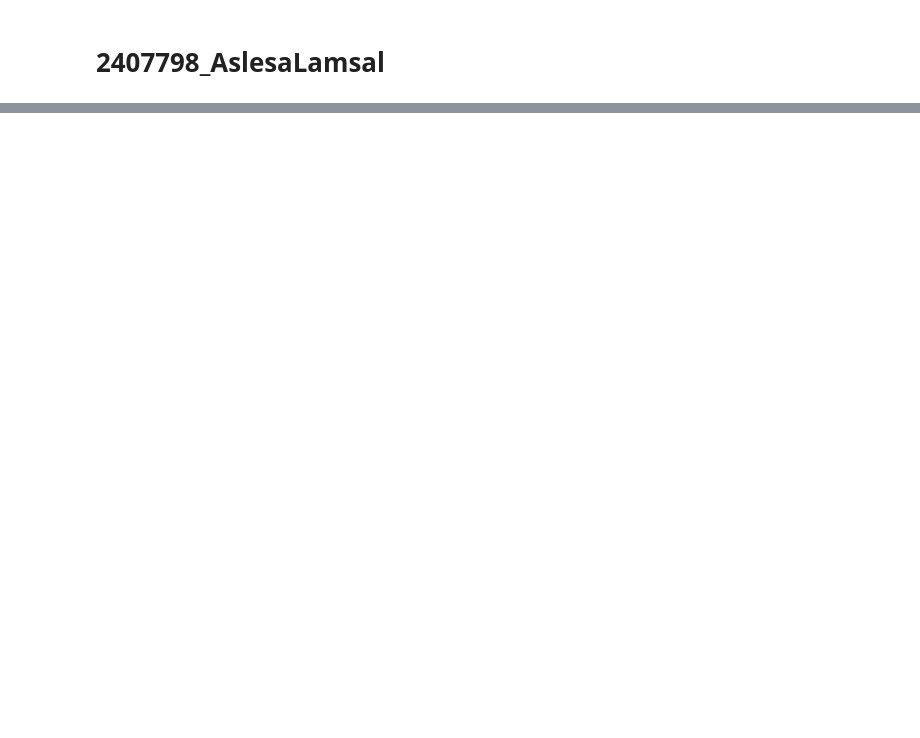
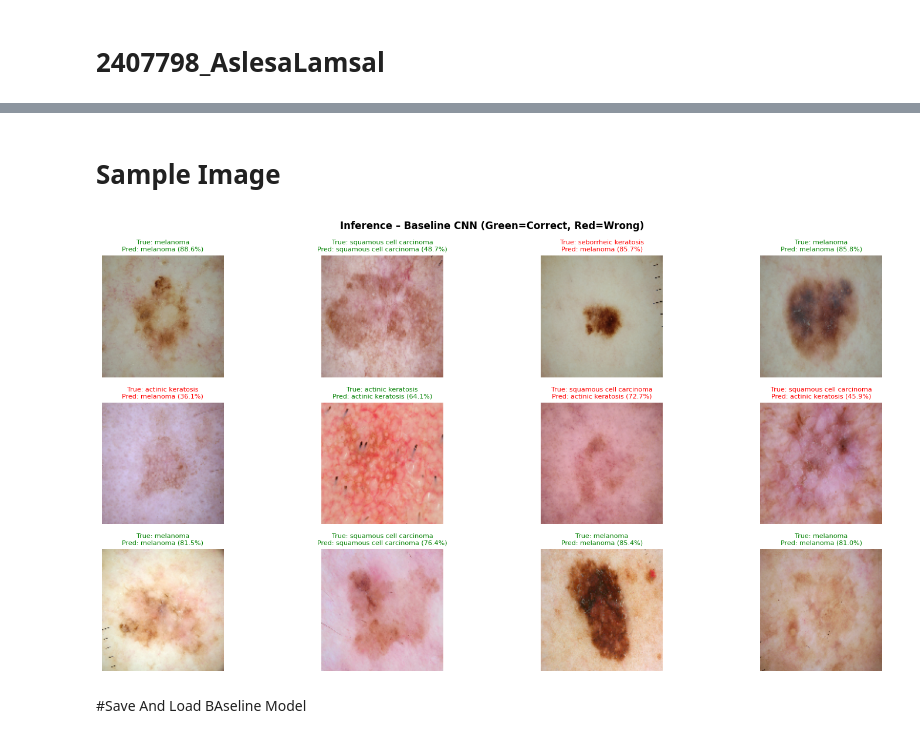
Before and after one commit to AslesaLamsal/AI-and-Machine-Learning, a Jupyter notebook: 2407798_AslesaLamsal.ipynb, the cells around one changed output, grey strips where cells are left out. Cells and saved outputs as stored; diff of their text form; code cells hidden in the pictures; blank space fills up the shorter version.

```diff
--- a/2407798_AslesaLamsal.ipynb
+++ b/2407798_AslesaLamsal.ipynb
@@ -880,0 +589,13 @@ This share link expires in 1 week. For free permanent hosting and GPU upgrades,
+# %%
+# Count test images per class
+print("Test set image counts:")
+print("=" * 40)
+total_test = 0
+for class_name in test_class_names:
+    class_path = os.path.join(test_dir, class_name)
+    images = [f for f in os.listdir(class_path)
+              if f.lower().endswith(('.png', '.jpg', '.jpeg'))]
+    print(f"{class_name:<35} {len(images)}")
+    total_test += len(images)
+print("=" * 40)
+print(f"Total test images: {total_test}")
@@ -880,0 +677,28 @@ This share link expires in 1 week. For free permanent hosting and GPU upgrades,
+# %% [markdown]
+# Sample Image
+# %%
+for images, labels in val_ds:
+    predictions = baseline_model.predict(images, verbose=0)
+    pred_labels = np.argmax(predictions, axis=1)
+    plt.figure(figsize=(16, 8))
+    for i in range(12):
+        ax = plt.subplot(3, 4, i + 1)
+        plt.imshow(images[i].numpy().astype('uint8'))
+        true_lbl = dataset_class_names[labels[i].numpy()]
+        pred_lbl = dataset_class_names[pred_labels[i]]
+        conf     = predictions[i][pred_labels[i]] * 100
+        color    = 'green' if true_lbl == pred_lbl else 'red'
+        plt.title(f"True: {true_lbl}\nPred: {pred_lbl} ({conf:.1f}%)",
+                  color=color, fontsize=8)
+        plt.axis('off')
+        if i == 11:
+            break
+    plt.suptitle('Inference – Baseline CNN (Green=Correct, Red=Wrong)',
+                 fontsize=12, fontweight='bold')
+    plt.tight_layout()
+    plt.show()
+    break
+# %% [output]
+[figure, added]
+# %% [markdown]
+#Save And Load BAseline Model
```
Also changed, not shown: parts of 157 cells of this notebook.
